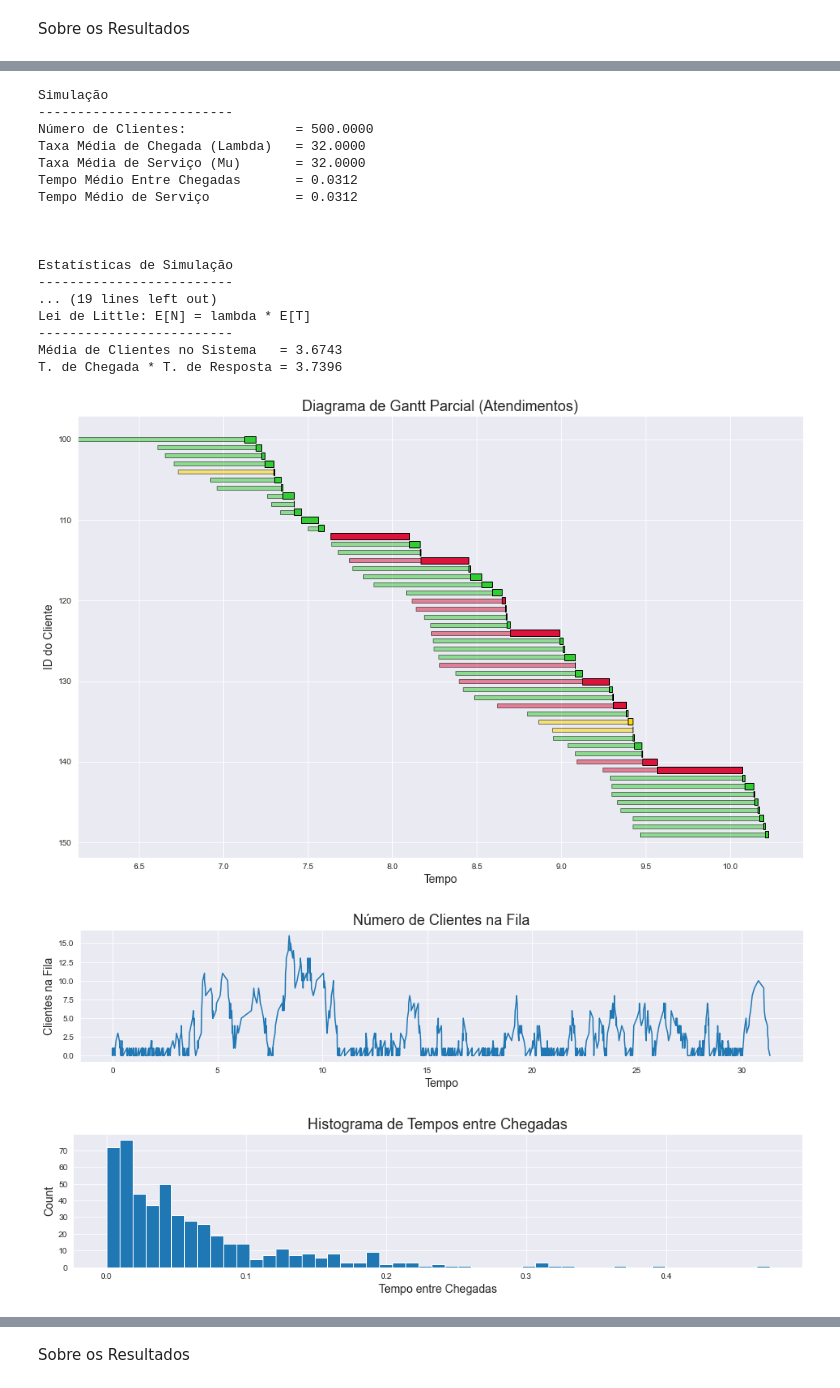
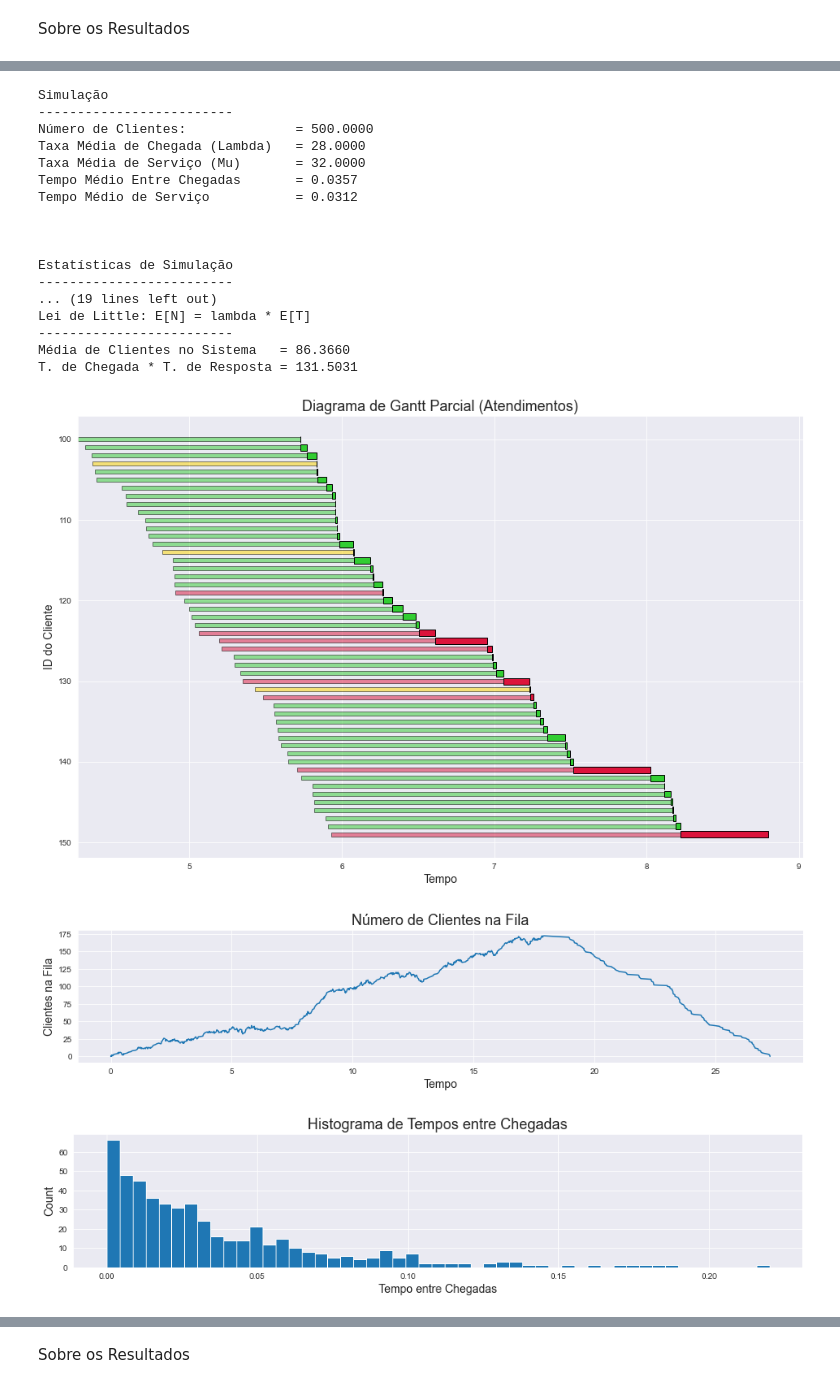
Before and after one commit to andrematte/simulation-mm1-queue, a Jupyter notebook: experiments.ipynb, the cells around one changed output, grey strips where cells are left out. Cells and saved outputs as stored; diff of their text form; code cells hidden in the pictures.

```diff
--- a/experiments.ipynb
+++ b/experiments.ipynb
@@ -81,29 +93,27 @@ O Experimento 2 tem como objetivo simular um sistema de fila M/M/1 com carga mod
 |Taxa Média de Chegada       |`MEAN_ARRIVAL_RATE`   |   32   |
 |Taxa Média de Atendimento   |`MEAN_SERVICE_RATE`   |   32   |
 # %%
-parameters['NUM_JOBS'] = 500
-parameters['MEAN_ARRIVAL_RATE'] = 32
-parameters['MEAN_SERVICE_RATE'] = 32
+parameters = generate_parameters(500, 28, 32)
 
-results = run_sim_and_plot(parameters)
+results_sim2 = run_sim_and_plot(parameters)
 # %% [output]
 Simulação
 -------------------------
 Número de Clientes:              = 500.0000
-Taxa Média de Chegada (Lambda)   = 32.0000
+Taxa Média de Chegada (Lambda)   = 28.0000
 Taxa Média de Serviço (Mu)       = 32.0000
-Tempo Médio Entre Chegadas       = 0.0312
+Tempo Médio Entre Chegadas       = 0.0357
 Tempo Médio de Serviço           = 0.0312
 
 
 
 Estatísticas de Simulação
 -------------------------
 ... (19 lines left out)
 Lei de Little: E[N] = lambda * E[T]
 -------------------------
-Média de Clientes no Sistema   = 3.6743
-T. de Chegada * T. de Resposta = 3.7396
+Média de Clientes no Sistema   = 86.3660
+T. de Chegada * T. de Resposta = 131.5031
-[figure, old version]
+[figure, new version]
-[figure, old version]
+[figure, new version]
-[figure, old version]
+[figure, new version]
```
Also changed, not shown: parts of 18 cells of this notebook, 2 other files.
